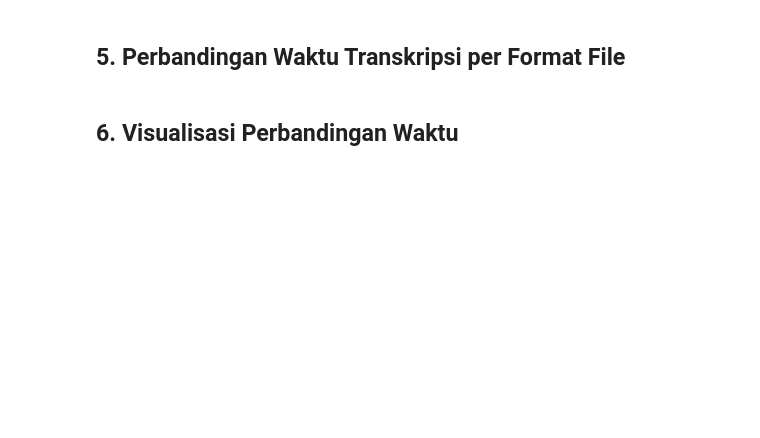
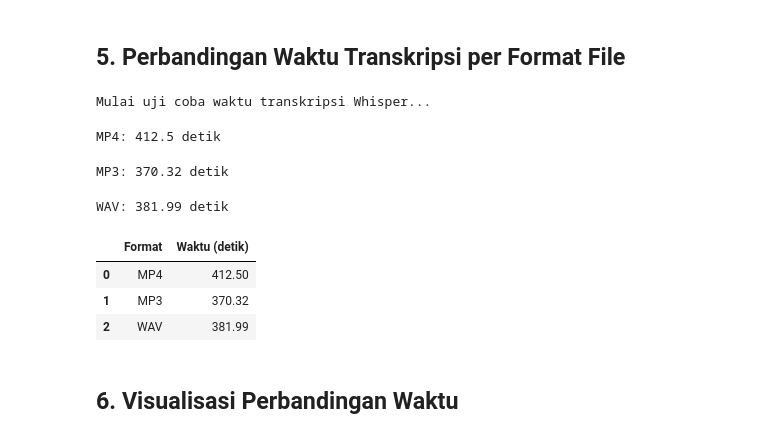
Before and after one commit to OkaWiyana/meeting-summarizer, a Jupyter notebook: notebooks/03_evaluation_rouge.ipynb, the cells around one changed output. Cells and saved outputs as stored; diff of their text form; code cells hidden in the pictures; blank space fills up the shorter version.

```diff
--- a/notebooks/03_evaluation_rouge.ipynb
+++ b/notebooks/03_evaluation_rouge.ipynb
@@ -49,26 +134,37 @@ for k, v in results.items():
 # %%
 import sys
 sys.path.append('..')
 from modules.transcriber import transcribe_audio
 
 FILES = {
-    'MP4': Path('../dataset/01_raw/video_mp4/rapat_01.mp4'),
-    'MP3': Path('../dataset/01_raw/audio_mp3/rapat_01.mp3'),
-    'WAV': Path('../dataset/01_raw/audio_wav/rapat_01.wav'),
+    'MP4': Path('../dataset/01_raw/video_mp4/Paripurna_Ke_11_Persidangan_II_2024_2025.mp4'),
+    'MP3': Path('../dataset/01_raw/audio_mp3/Paripurna_Ke_11_Persidangan_II_2024_2025.mp3'),
+    'WAV': Path('../dataset/01_raw/audio_wav/Paripurna_Ke_11_Persidangan_II_2024_2025.wav'),
 }
 
 hasil_waktu = {}
+print("Mulai uji coba waktu transkripsi Whisper...")
+
 for label, fp in FILES.items():
     if not fp.exists():
         print(f'[SKIP] {fp} tidak ditemukan')
         continue
     t0 = time.time()
     transcribe_audio(fp)
     hasil_waktu[label] = round(time.time() - t0, 2)
     print(f'{label}: {hasil_waktu[label]} detik')
 
 df_waktu = pd.DataFrame(list(hasil_waktu.items()), columns=['Format', 'Waktu (detik)'])
 df_waktu
+# %% [output]
+Mulai uji coba waktu transkripsi Whisper...
+MP4: 412.5 detik
+MP3: 370.32 detik
+WAV: 381.99 detik
+|  | Format | Waktu (detik) |
+| 0 | MP4 | 412.50 |
+| 1 | MP3 | 370.32 |
+| 2 | WAV | 381.99 |
 # %% [markdown]
 ## 6. Visualisasi Perbandingan Waktu
 # %%
```
Also changed, not shown: parts of 6 cells of this notebook, 13 other files.
